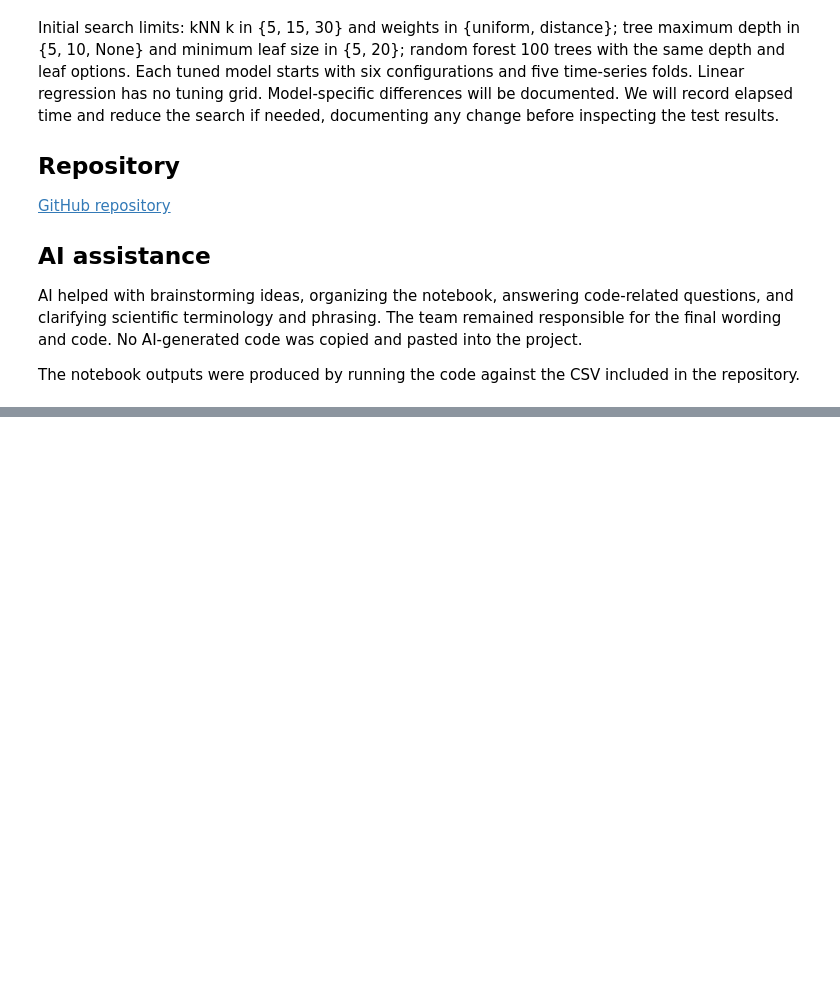
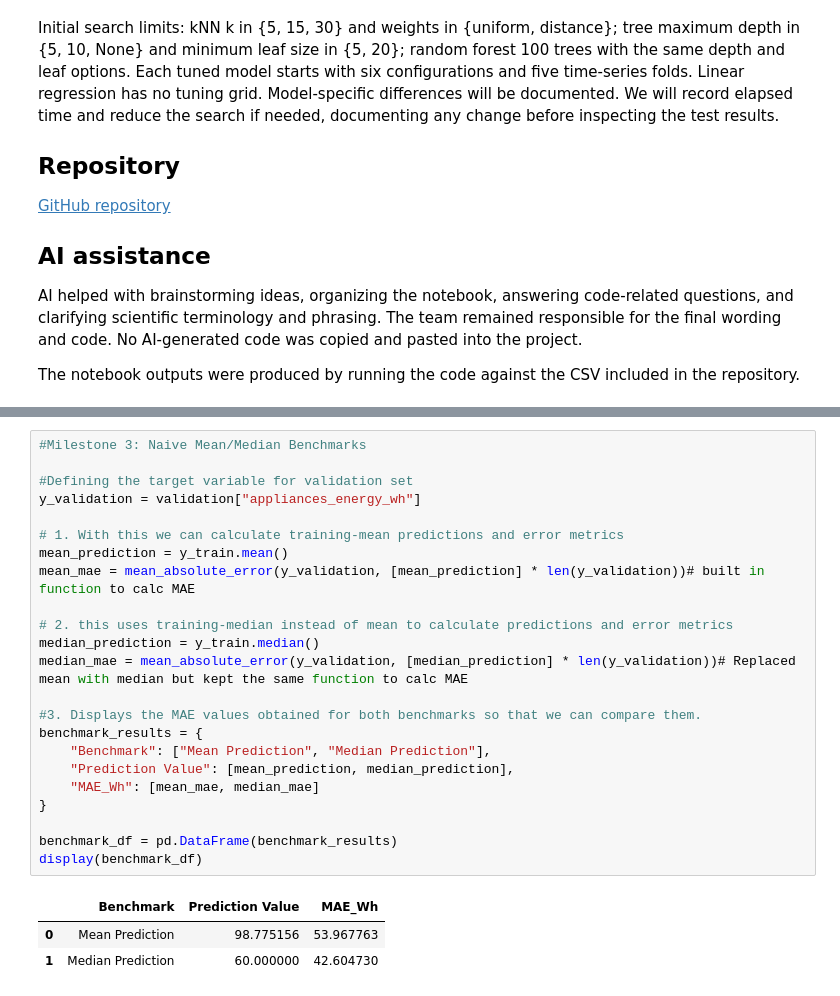
Before and after one commit to AndyLopezCoding/MachineLearningProject, a Jupyter notebook: MachineLearningProject.ipynb, the cells around one changed output, grey strips where cells are left out. Cells and saved outputs as stored; diff of their text form; blank space fills up the shorter version.

Commit message:
Milestone 3 : completed issue#2 and also added description for issue#1

```diff
--- a/MachineLearningProject.ipynb
+++ b/MachineLearningProject.ipynb
@@ -427,0 +437,27 @@ display(pd.DataFrame(fold_results))
+# %%
+#Milestone 3: Naive Mean/Median Benchmarks
+
+#Defining the target variable for validation set
+y_validation = validation["appliances_energy_wh"]
+
+# 1. With this we can calculate training-mean predictions and error metrics
+mean_prediction = y_train.mean()
+mean_mae = mean_absolute_error(y_validation, [mean_prediction] * len(y_validation))# built in function to calc MAE
+
+# 2. this uses training-median instead of mean to calculate predictions and error metrics
+median_prediction = y_train.median()
+median_mae = mean_absolute_error(y_validation, [median_prediction] * len(y_validation))# Replaced mean with median but kept the same function to calc MAE
+
+#3. Displays the MAE values obtained for both benchmarks so that we can compare them.
+benchmark_results = {
+    "Benchmark": ["Mean Prediction", "Median Prediction"],
+    "Prediction Value": [mean_prediction, median_prediction],
+    "MAE_Wh": [mean_mae, median_mae]
+}
+
+benchmark_df = pd.DataFrame(benchmark_results)
+display(benchmark_df)
+# %% [output]
+|  | Benchmark | Prediction Value | MAE_Wh |
+| 0 | Mean Prediction | 98.775156 | 53.967763 |
+| 1 | Median Prediction | 60.000000 | 42.604730 |
```
Also changed, not shown: parts of 3 cells of this notebook.
